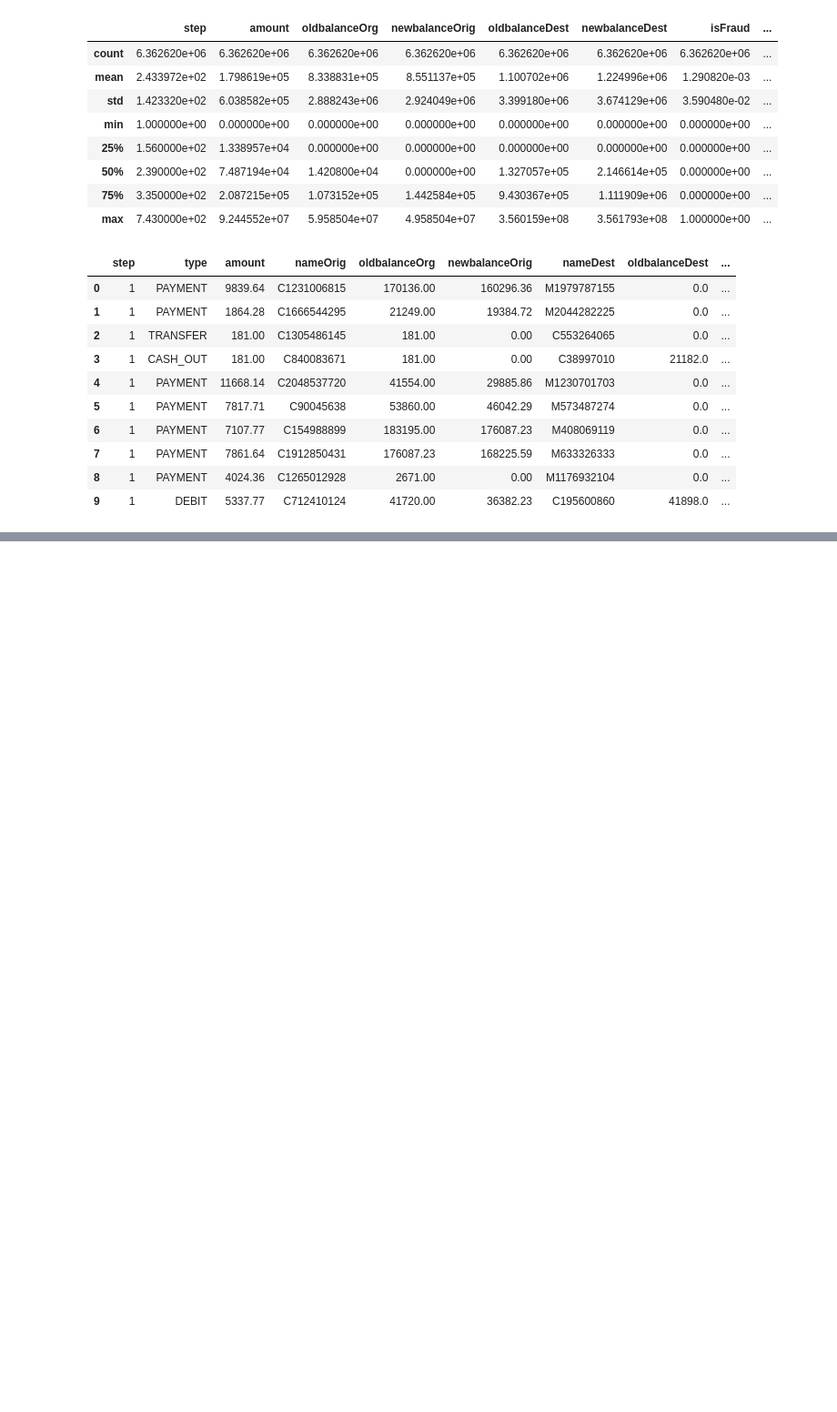
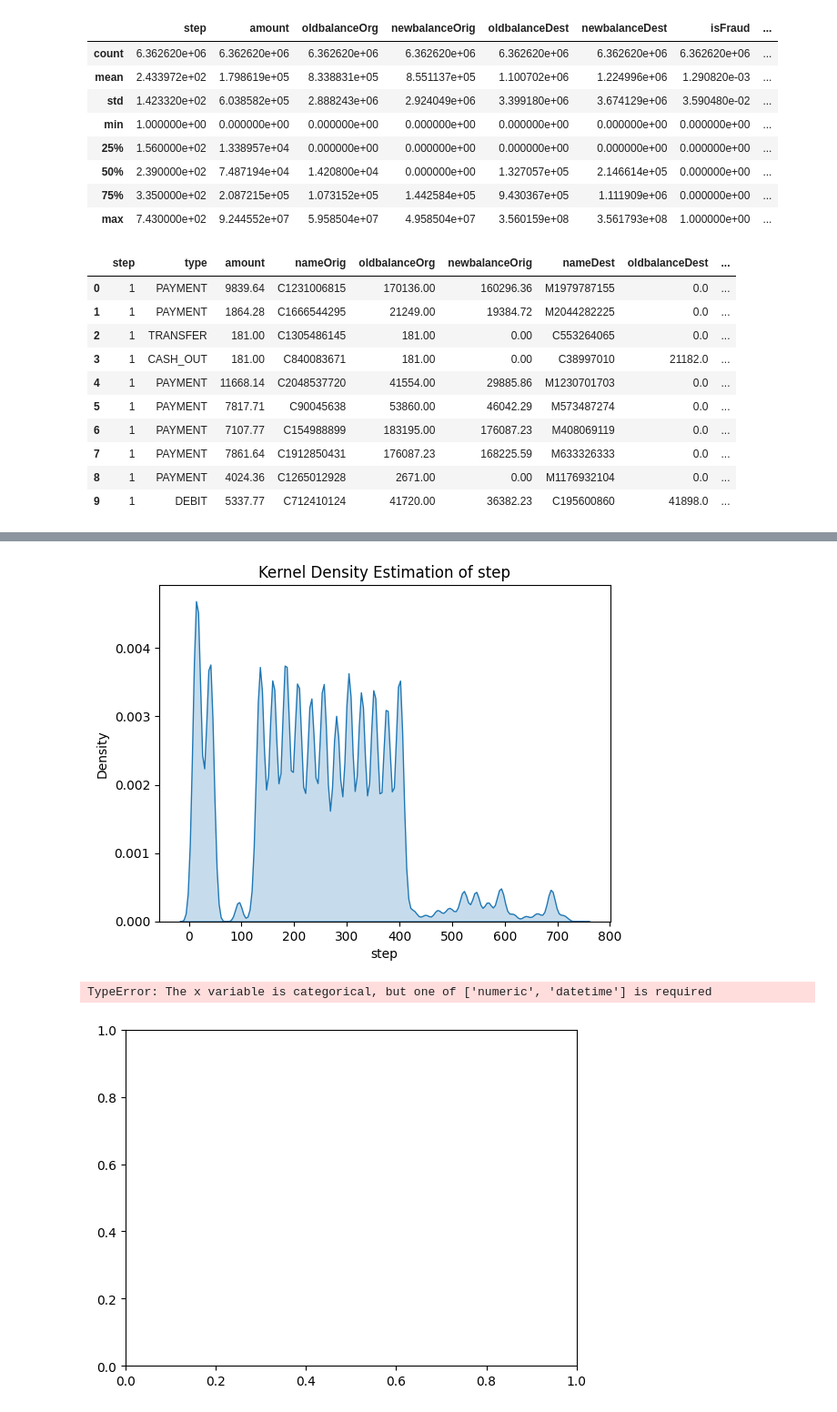
Before and after one commit to thetechleila/FinFraudDataSet, a Jupyter notebook: TLAB FinFraud dueMar302025.ipynb, the cells around one changed output, grey strips where cells are left out. Shown at 91% size. Cells and saved outputs as stored; diff of their text form; code cells hidden in the pictures; blank space fills up the shorter version.

```diff
--- a/TLAB FinFraud dueMar302025.ipynb
+++ b/TLAB FinFraud dueMar302025.ipynb
@@ -74,0 +81,12 @@ random_sample = df.sample(500000, random_state=42)
+# %%
+# Iterate over each feature column and plot kde plot
+for feature in df.columns[:-1]:  # Exclude the last column 'variety'
+    sns.kdeplot(data=df, x=feature, fill=True)
+    plt.xlabel(feature)
+    plt.ylabel('Density')
+    plt.title(f'Kernel Density Estimation of {feature}')
+    plt.show()
+# %% [output]
+[figure, added]
+TypeError: The x variable is categorical, but one of ['numeric', 'datetime'] is required
+[figure, added]
```
Also changed, not shown: parts of 4 cells of this notebook.
